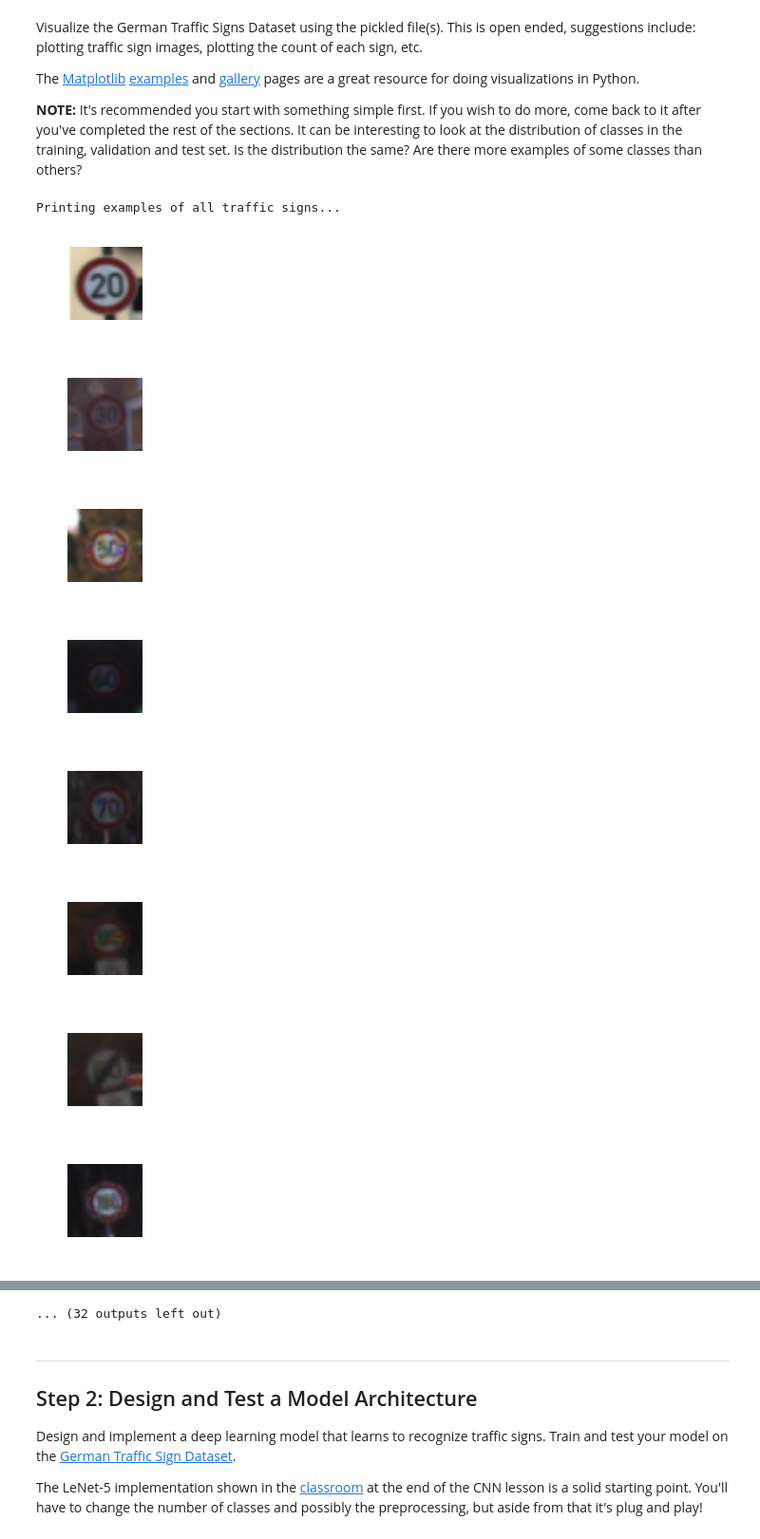
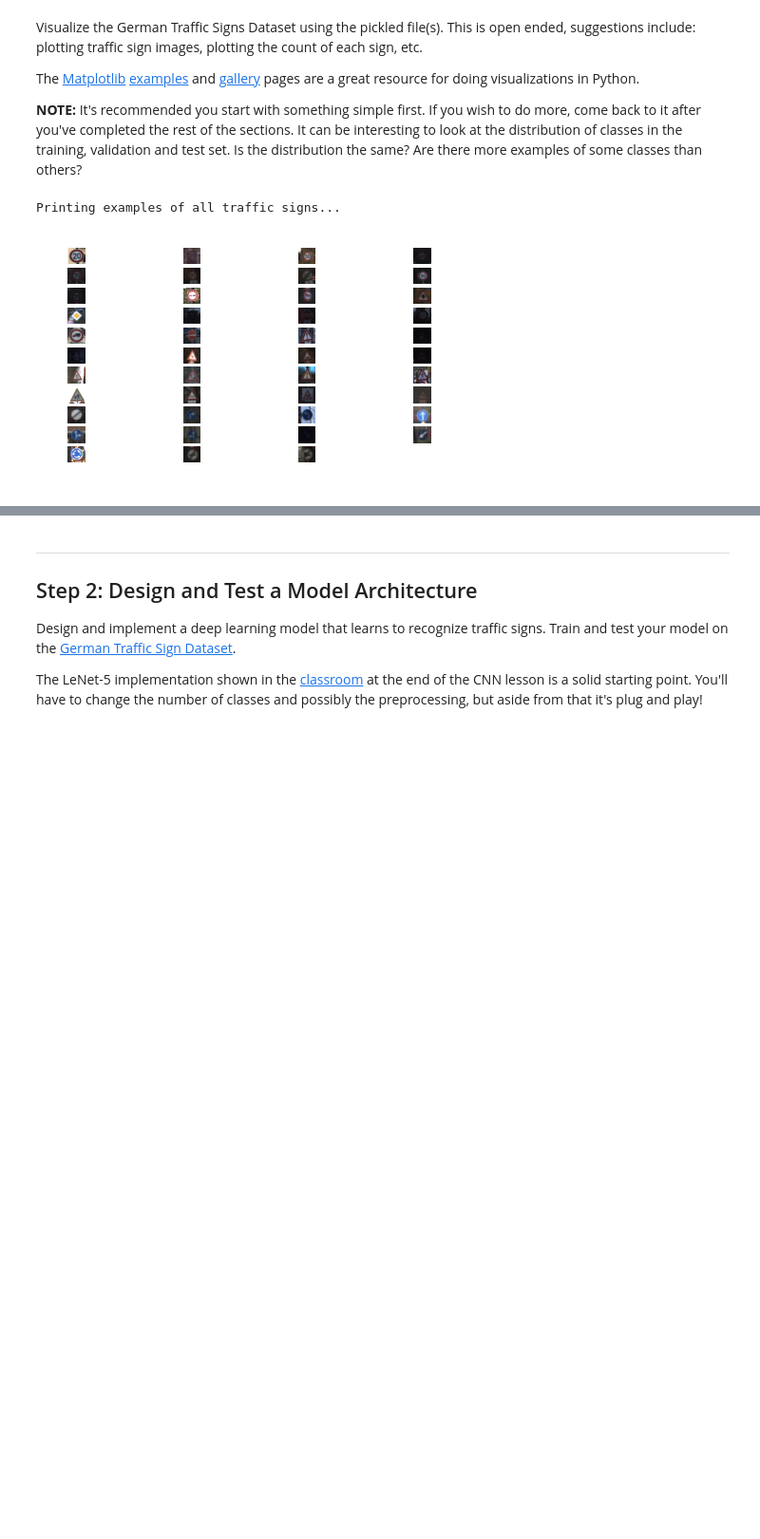
Before and after one commit to nategreco/CarND-Traffic-Sign-Classifier-Project, a Jupyter notebook: Traffic_Sign_Classifier.ipynb, the cells around one changed output, grey strips where cells are left out. Shown at 95% size. Saved outputs shown, nothing was run; the diff lists cells and outputs as text; code cells hidden in the pictures; blank space fills up the shorter version.

```diff
--- a/Traffic_Sign_Classifier.ipynb
+++ b/Traffic_Sign_Classifier.ipynb
@@ -110,26 +110,19 @@ The [Matplotlib](http://matplotlib.org/) [examples](http://matplotlib.org/exampl
 # %%
 ### Data exploration visualization code goes here.
 ### Feel free to use as many code cells as needed.
 import random
 import numpy as np
 import matplotlib.pyplot as plt
-# Visualizations will be shown in the notebook.
+# Visualizations will be shown in the notebohttp://localhost:8888/notebooks/CarND-Traffic-Sign-Classifier-Project/Traffic_Sign_Classifier.ipynb#ok.
 %matplotlib inline
 print('Printing examples of all traffic signs...')
 for n_class in range(n_classes):
     index = np.where(y_train == n_class)[0][0]
     image = X_train[index].squeeze()
-    plt.figure(figsize=(1,1))
+    plt.subplot(np.ceil( n_classes / 3.), 4, (n_class + 1))
     plt.axis('off')
     plt.imshow(image, cmap="gray")
     #print(y_train[index])
 # %% [output]
 Printing examples of all traffic signs...
-[figure, old version]
+[figure, new version]
-[figure, removed]
-[figure, removed]
-[figure, removed]
-[figure, removed]
-[figure, removed]
-[figure, removed]
-[figure, removed]
@@ -139,4 +129,3 @@ Printing examples of all traffic signs...
-... (32 outputs left out)
 # %% [markdown]
 ----
 
```
Also changed, not shown: parts of 7 cells of this notebook, 3 other files.
